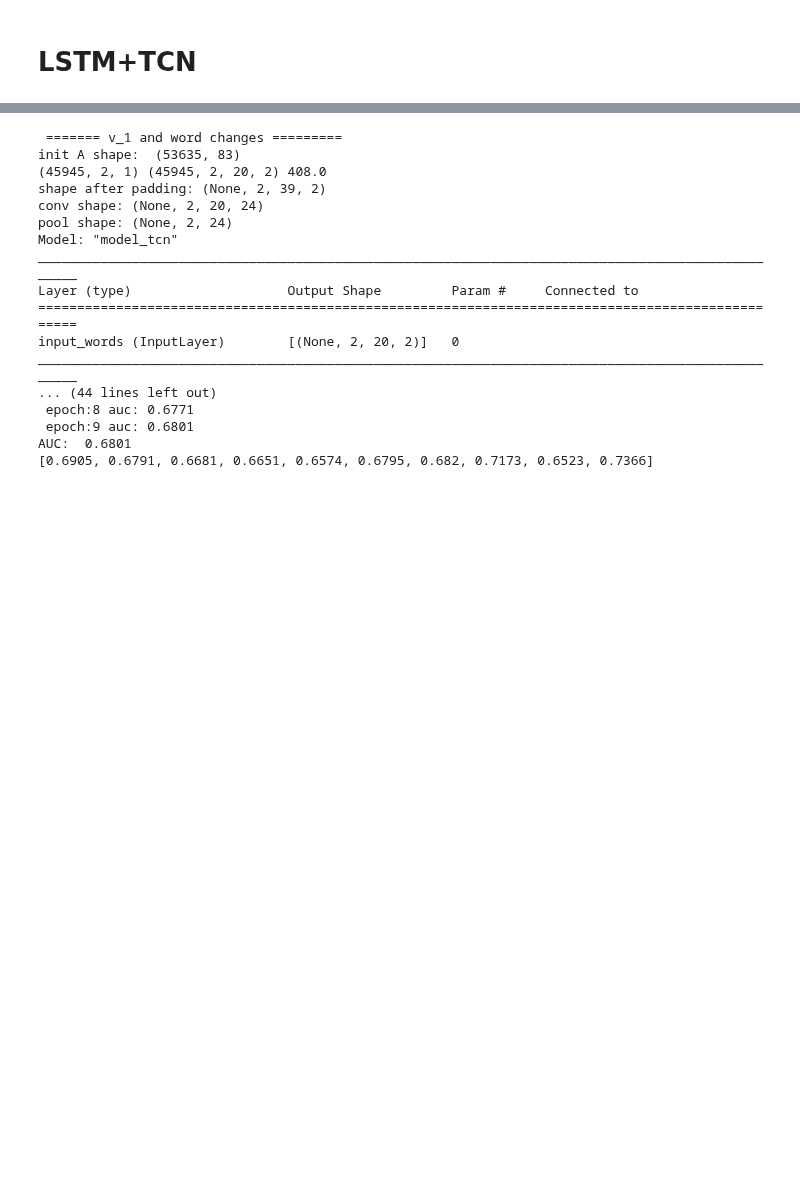
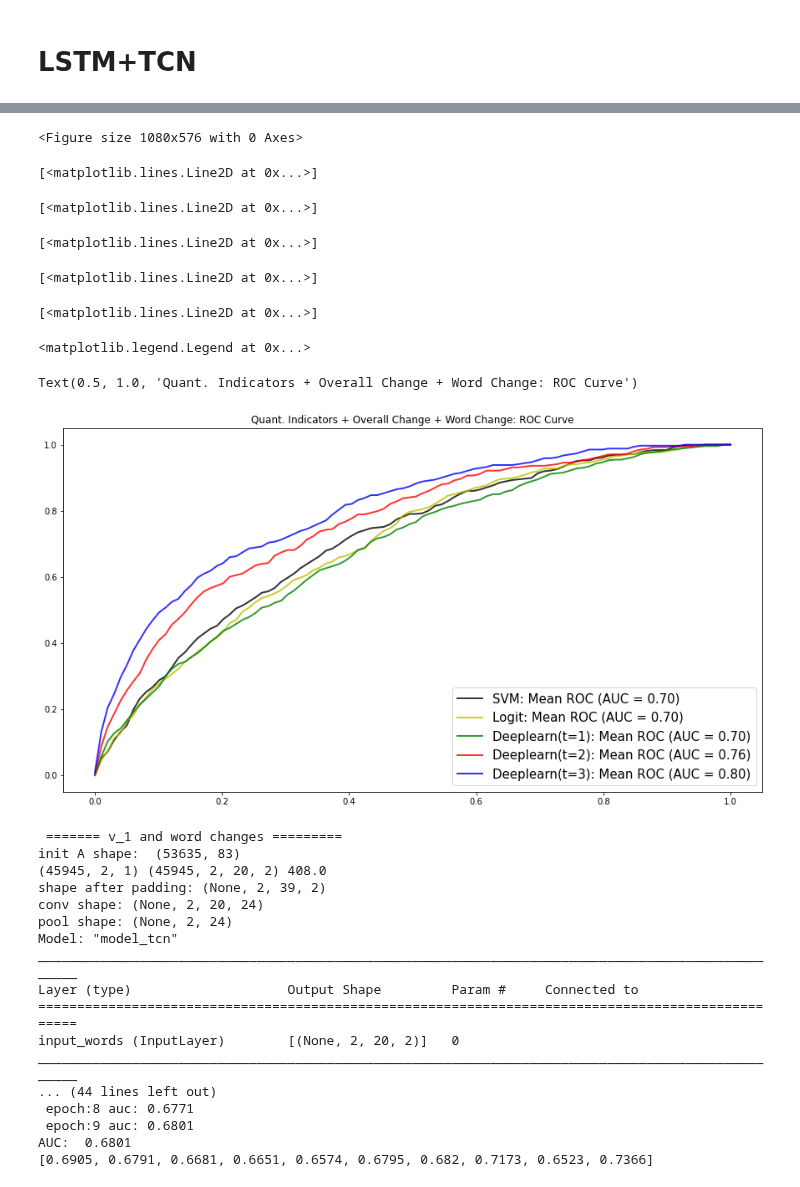
Before and after one commit to pepperamy/tenK_phase2, a Jupyter notebook: 104_of_10k_featureselection_cnnlstm_fl.ipynb, the cells around one changed output, grey strips where cells are left out. Cells and saved outputs as stored; diff of their text form; code cells hidden in the pictures; blank space fills up the shorter version.

```diff
--- a/104_of_10k_featureselection_cnnlstm_fl.ipynb
+++ b/104_of_10k_featureselection_cnnlstm_fl.ipynb
@@ -1752,3 +1934,38 @@ AUC:  0.5859
+# %%
+mean_fpr = np.linspace(0,1,100)
+# %%
+plt.figure(figsize=(15,8))
+plt.plot(mean_fpr,mean_tpr_dict_svm['perf+spc+wrd'], color='k',
+         label=r'SVM: Mean ROC (AUC = %0.2f)' % (0.7040),
+         lw=2, alpha=.8)
+plt.plot(mean_fpr,mean_tpr_dict_lg['perf+spc+wrd'], color='y',
+         label=r'Logit: Mean ROC (AUC = %0.2f)' % (0.6977),
+         lw=2, alpha=.8)
+# plt.plot(mean_fpr,mean_tpr_dict_nn['perf+spc+wrd'], color='r',
+#          label=r'NeuralNet: Mean ROC (AUC = %0.2f)' % (0.708418330709835),
+#          lw=2, alpha=.8)
+plt.plot(mean_fpr,h[1], color='g',
+         label=r'Deeplearn(t=1): Mean ROC (AUC = %0.2f)' % (0.7049),
+         lw=2, alpha=.8)
+plt.plot(mean_fpr,h2[1], color='r',
+         label=r'Deeplearn(t=2): Mean ROC (AUC = %0.2f)' % (0.7550),
+         lw=2, alpha=.8)
+plt.plot(mean_fpr,h3[1], color='b',
+         label=r'Deeplearn(t=3): Mean ROC (AUC = %0.2f)' % (0.8042),
+         lw=2, alpha=.8)
+plt.legend(loc="lower right", prop={'size': 15})
+plt.title('Quant. Indicators + Overall Change + Word Change: ROC Curve')
+plt.show()
+# %% [output]
+<Figure size 1080x576 with 0 Axes>
+[<matplotlib.lines.Line2D at 0x...>]
+[<matplotlib.lines.Line2D at 0x...>]
+[<matplotlib.lines.Line2D at 0x...>]
+[<matplotlib.lines.Line2D at 0x...>]
+[<matplotlib.lines.Line2D at 0x...>]
+<matplotlib.legend.Legend at 0x...>
+Text(0.5, 1.0, 'Quant. Indicators + Overall Change + Word Change: ROC Curve')
+[figure, added]
 # %%
 
 
```
Also changed, not shown: parts of 8 cells of this notebook.
